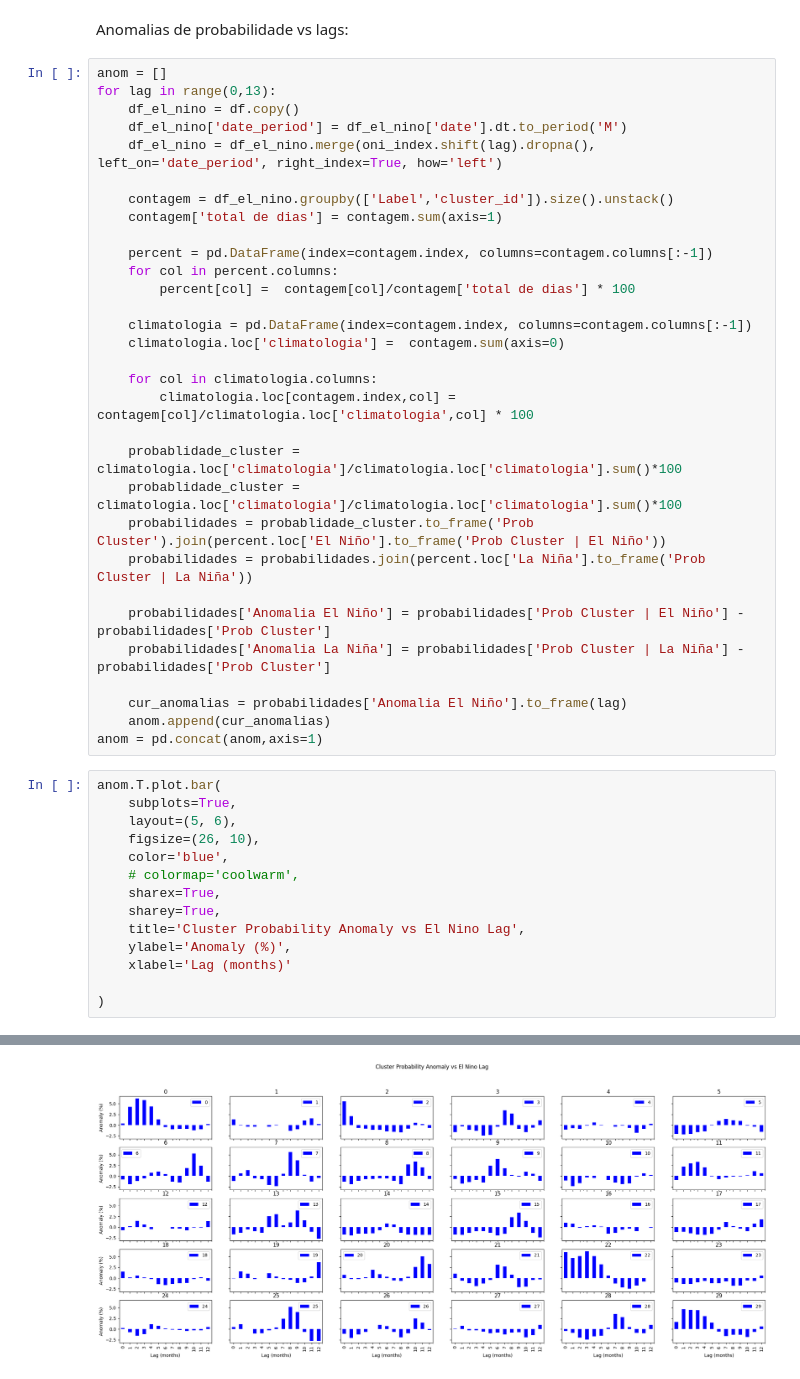
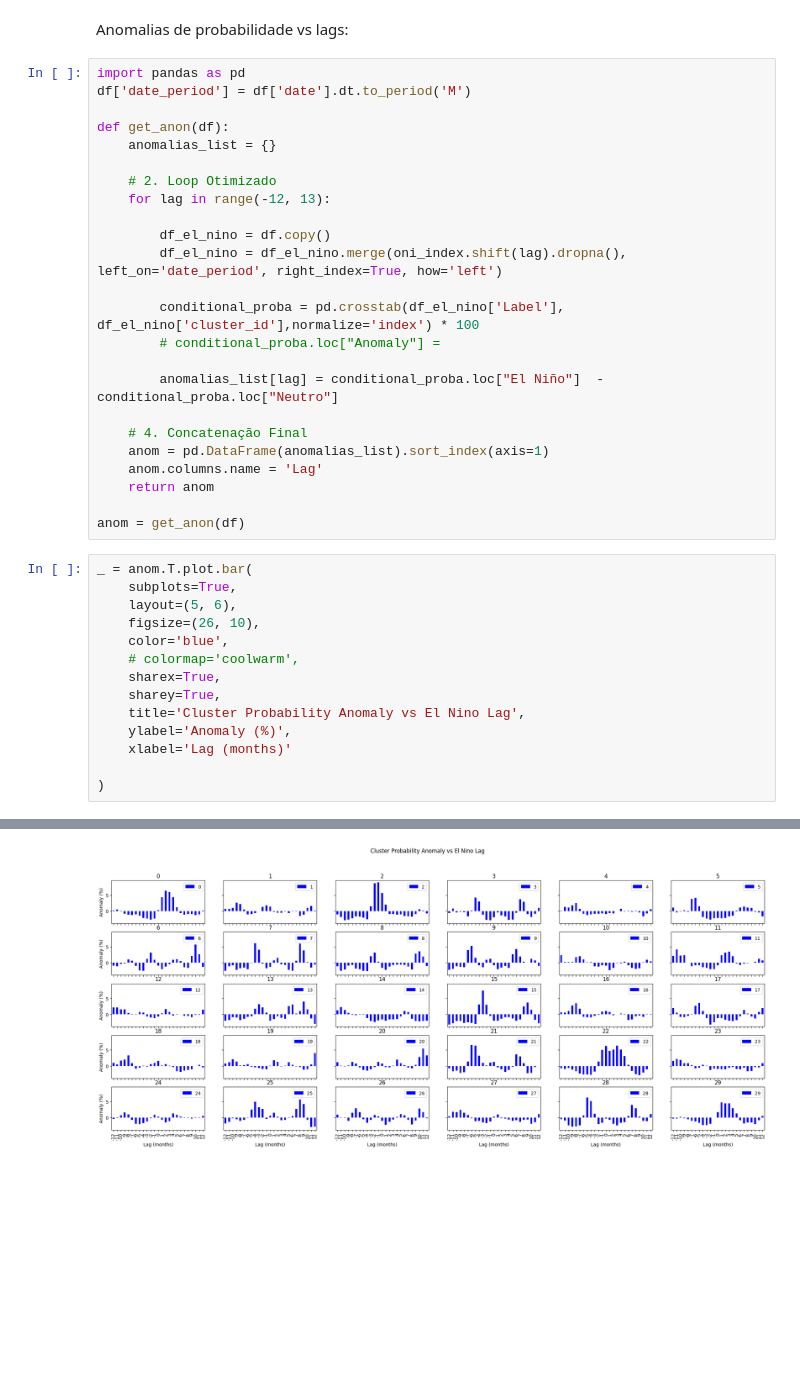
Before and after one commit to Green-AI-Lab-GAIA/climate-clustering, a Jupyter notebook: notebooks/el_nino.ipynb, the cells around one changed output, grey strips where cells are left out. Saved outputs shown, nothing was run; the diff lists cells and outputs as text; blank space fills up the shorter version.

```diff
--- a/notebooks/el_nino.ipynb
+++ b/notebooks/el_nino.ipynb
@@ -217,38 +152,31 @@ Text(0.5, 1.0, 'Anomalia de Probabilidade de ocorrência de cada cluster')
 # %% [markdown]
 Anomalias de probabilidade vs lags:
 # %%
-anom = []
-for lag in range(0,13):
-    df_el_nino = df.copy()
-    df_el_nino['date_period'] = df_el_nino['date'].dt.to_period('M')
-    df_el_nino = df_el_nino.merge(oni_index.shift(lag).dropna(), left_on='date_period', right_index=True, how='left')
+import pandas as pd
+df['date_period'] = df['date'].dt.to_period('M')
 
-    contagem = df_el_nino.groupby(['Label','cluster_id']).size().unstack()
-    contagem['total de dias'] = contagem.sum(axis=1)
+def get_anon(df):
+    anomalias_list = {}
 
-    percent = pd.DataFrame(index=contagem.index, columns=contagem.columns[:-1])
-    for col in percent.columns:
-        percent[col] =  contagem[col]/contagem['total de dias'] * 100
+    # 2. Loop Otimizado
+    for lag in range(-12, 13):
 
-    climatologia = pd.DataFrame(index=contagem.index, columns=contagem.columns[:-1])
-    climatologia.loc['climatologia'] =  contagem.sum(axis=0)
+        df_el_nino = df.copy()
+        df_el_nino = df_el_nino.merge(oni_index.shift(lag).dropna(), left_on='date_period', right_index=True, how='left')
 
-    for col in climatologia.columns:
-        climatologia.loc[contagem.index,col] =  contagem[col]/climatologia.loc['climatologia',col] * 100
+        conditional_proba = pd.crosstab(df_el_nino['Label'], df_el_nino['cluster_id'],normalize='index') * 100
+        # conditional_proba.loc["Anomaly"] =
 
-    probablidade_cluster = climatologia.loc['climatologia']/climatologia.loc['climatologia'].sum()*100
-    probablidade_cluster = climatologia.loc['climatologia']/climatologia.loc['climatologia'].sum()*100
-    probabilidades = probablidade_cluster.to_frame('Prob Cluster').join(percent.loc['El Niño'].to_frame('Prob Cluster | El Niño'))
-    probabilidades = probabilidades.join(percent.loc['La Niña'].to_frame('Prob Cluster | La Niña'))
+        anomalias_list[lag] = conditional_proba.loc["El Niño"]  - conditional_proba.loc["Neutro"]
 
-    probabilidades['Anomalia El Niño'] = probabilidades['Prob Cluster | El Niño'] - probabilidades['Prob Cluster']
-    probabilidades['Anomalia La Niña'] = probabilidades['Prob Cluster | La Niña'] - probabilidades['Prob Cluster']
+    # 4. Concatenação Final
+    anom = pd.DataFrame(anomalias_list).sort_index(axis=1)
+    anom.columns.name = 'Lag'
+    return anom
 
-    cur_anomalias = probabilidades['Anomalia El Niño'].to_frame(lag)
-    anom.append(cur_anomalias)
-anom = pd.concat(anom,axis=1)
+anom = get_anon(df)
 # %%
-anom.T.plot.bar(
+_ = anom.T.plot.bar(
     subplots=True,
     layout=(5, 6),
     figsize=(26, 10),
@@ -282 +193 @@ array([[<Axes: title={'center': '0'}, xlabel='Lag (months)', ylabel='Anomaly (%)
-[figure, old version]
+[figure, new version]
```
Also changed, not shown: parts of 48 cells of this notebook, 2 other files.
